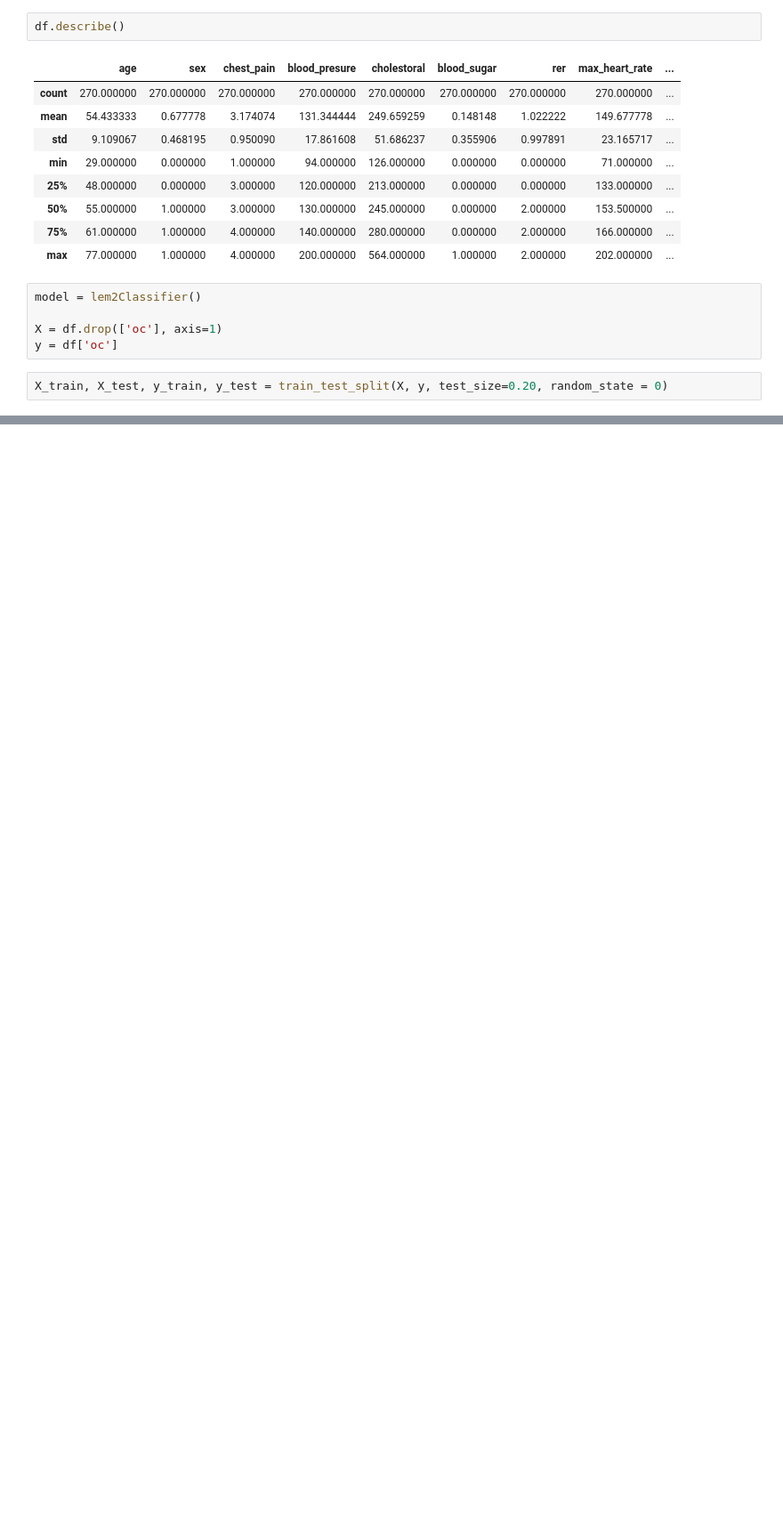
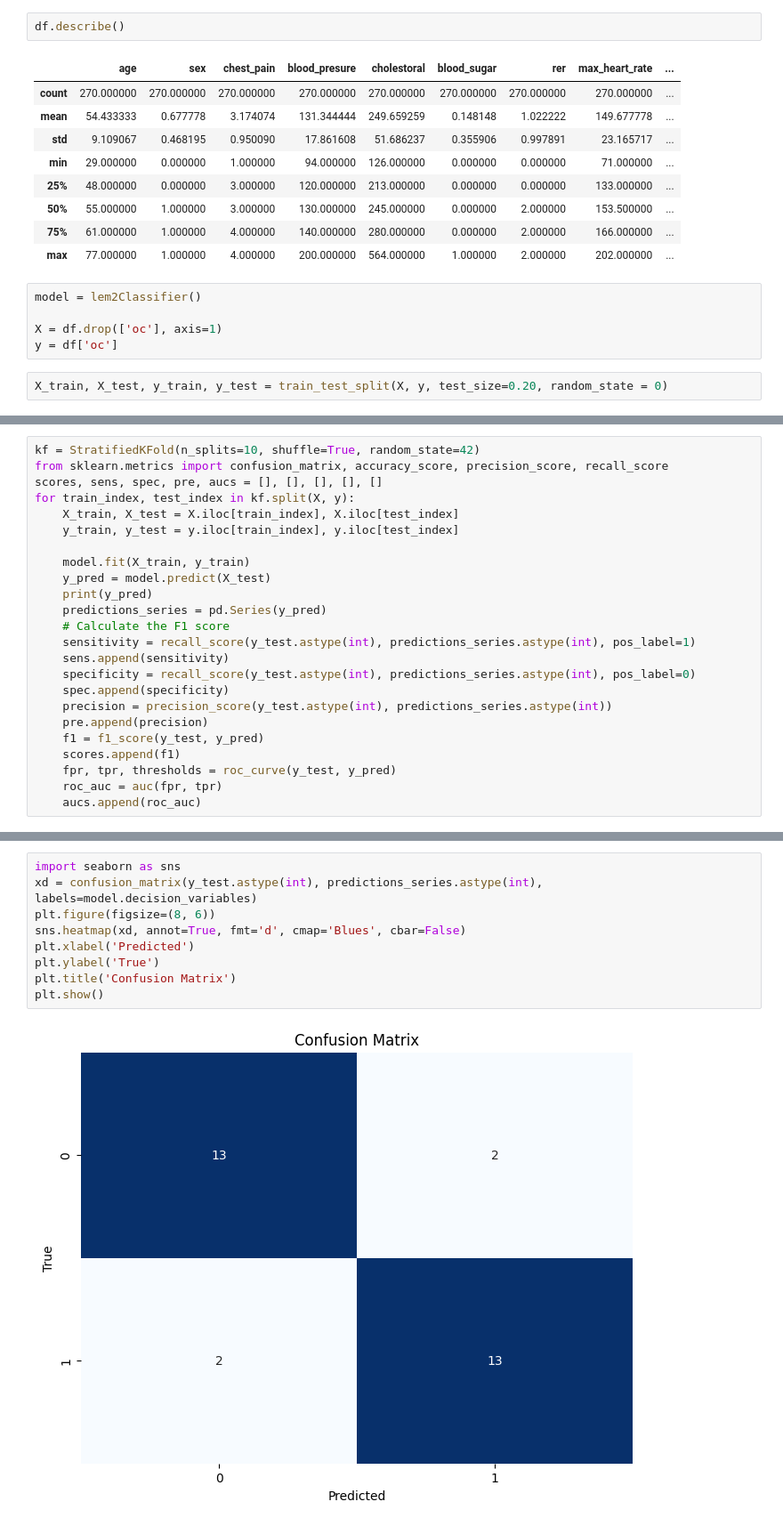
Before and after one commit to tym3k1/LEM2_alg, a Jupyter notebook: LEM2algorithm/heart_disease.ipynb, the cells around one changed output, grey strips where cells are left out. Shown: that part at 89% size. Drawn from its saved outputs; the diff is of its cells as text; blank space fills up the shorter version.

```diff
--- a/LEM2algorithm/heart_disease.ipynb
+++ b/LEM2algorithm/heart_disease.ipynb
@@ -103,0 +202,24 @@ KeyError: 0
+# %%
+kf = StratifiedKFold(n_splits=10, shuffle=True, random_state=42)
+from sklearn.metrics import confusion_matrix, accuracy_score, precision_score, recall_score
+scores, sens, spec, pre, aucs = [], [], [], [], []
+for train_index, test_index in kf.split(X, y):
+    X_train, X_test = X.iloc[train_index], X.iloc[test_index]
+    y_train, y_test = y.iloc[train_index], y.iloc[test_index]
+
+    model.fit(X_train, y_train)
+    y_pred = model.predict(X_test)
+    print(y_pred)
+    predictions_series = pd.Series(y_pred)
+    # Calculate the F1 score
+    sensitivity = recall_score(y_test.astype(int), predictions_series.astype(int), pos_label=1)
+    sens.append(sensitivity)
+    specificity = recall_score(y_test.astype(int), predictions_series.astype(int), pos_label=0)
+    spec.append(specificity)
+    precision = precision_score(y_test.astype(int), predictions_series.astype(int))
+    pre.append(precision)
+    f1 = f1_score(y_test, y_pred)
+    scores.append(f1)
+    fpr, tpr, thresholds = roc_curve(y_test, y_pred)
+    roc_auc = auc(fpr, tpr)
+    aucs.append(roc_auc)
@@ -103,0 +277,11 @@ KeyError: 0
+# %%
+import seaborn as sns
+xd = confusion_matrix(y_test.astype(int), predictions_series.astype(int), labels=model.decision_variables)
+plt.figure(figsize=(8, 6))
+sns.heatmap(xd, annot=True, fmt='d', cmap='Blues', cbar=False)
+plt.xlabel('Predicted')
+plt.ylabel('True')
+plt.title('Confusion Matrix')
+plt.show()
+# %% [output]
+[figure, added]
```
Also changed, not shown: parts of 13 cells of this notebook.
